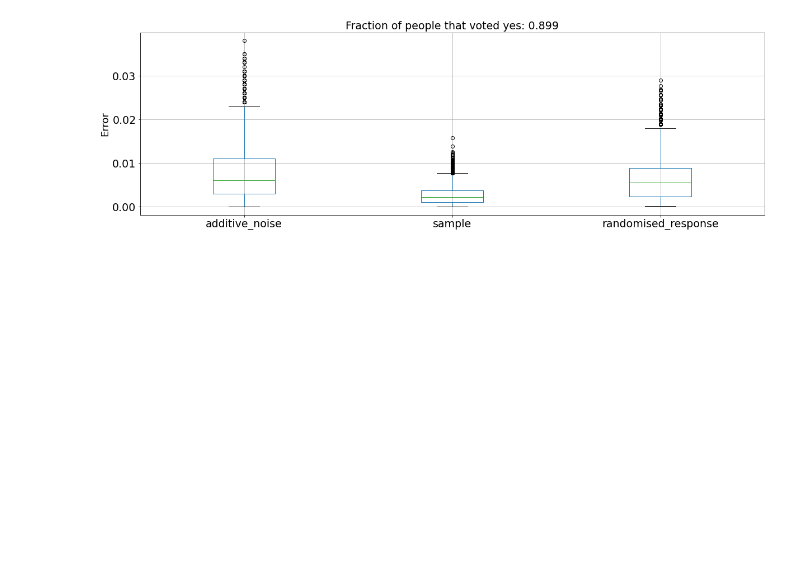
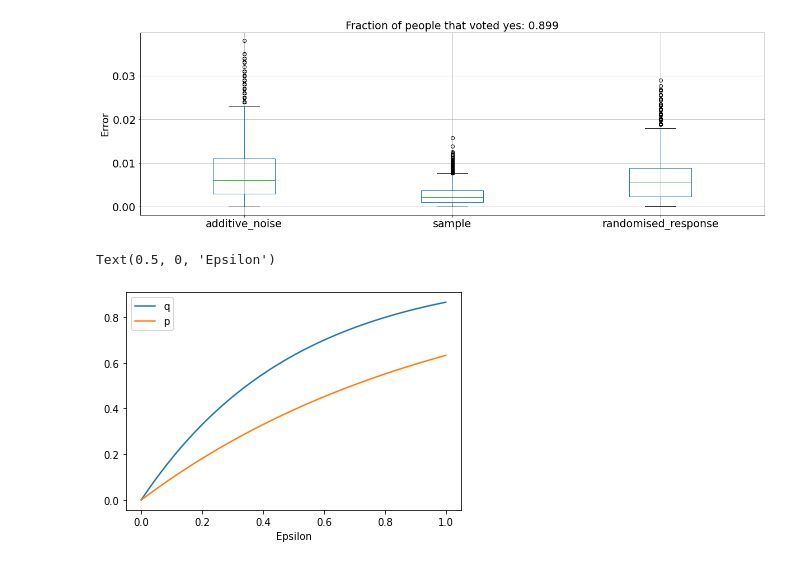
Before and after one commit to abiswas3/differentialprivacy, a Jupyter notebook: notebooks/mean_estimation/SanityCheckExperiment.ipynb, the cells around one changed output. Cells and saved outputs as stored; diff of their text form; code cells hidden in the pictures; blank space fills up the shorter version.

```diff
--- a/notebooks/mean_estimation/SanityCheckExperiment.ipynb
+++ b/notebooks/mean_estimation/SanityCheckExperiment.ipynb
@@ -143,0 +146,23 @@ ax.set_yscale('linear')
+# %%
+eps = np.linspace(0.00001, 1, 100)
+p = 0.5
+temp  = {}
+temp2 = {}
+temp3 = {}
+for ep in eps:
+    p = (1- np.exp(-ep))
+    temp[ep] = (1 - np.exp(-ep) + np.exp(-ep)*p)
+    temp2[ep] = p
+#     temp3[ep] = 1 - np.exp(-2*ep)
+
+ax = pd.DataFrame([temp,
+                  temp2,
+#                   temp3
+                  ], index=['q',
+                                    'p',
+#                                     'meh'
+                                   ]).T.plot()
+ax.set_xlabel('Epsilon')
+# %% [output]
+Text(0.5, 0, 'Epsilon')
+[figure, added]
```
Also changed, not shown: parts of 2 cells of this notebook, 5 other files.
